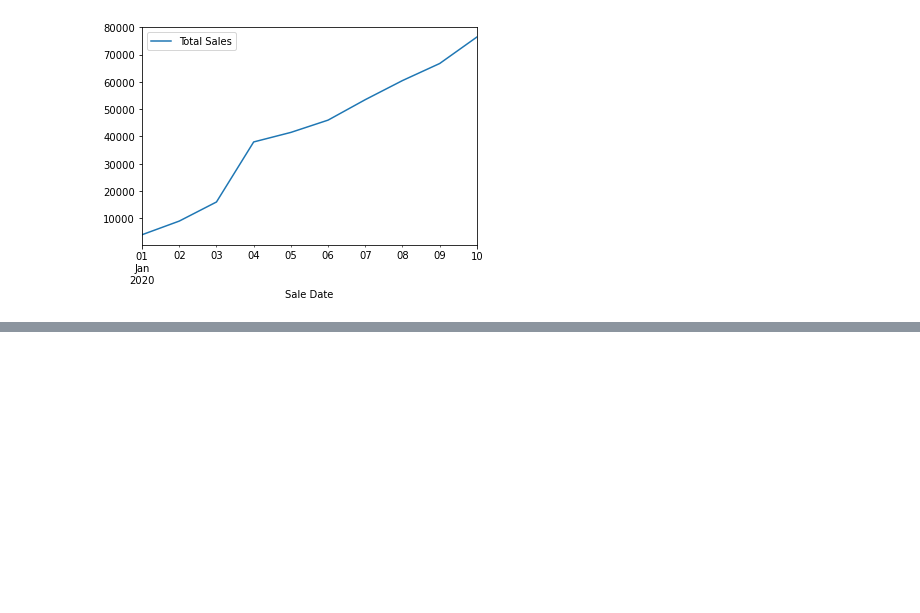
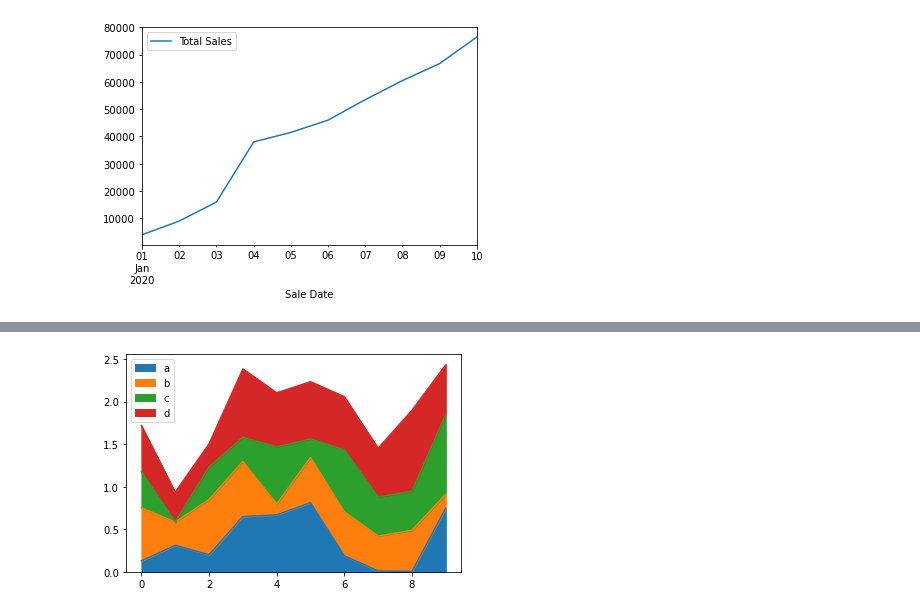
Before and after one commit to theSohanur/pandas-essential, a Jupyter notebook: Matplotlib.ipynb, the cells around one changed output, grey strips where cells are left out. Cells and saved outputs as stored; diff of their text form; code cells hidden in the pictures; blank space fills up the shorter version.

```diff
--- a/Matplotlib.ipynb
+++ b/Matplotlib.ipynb
@@ -307,0 +335,4 @@ car_sales.plot(x="Odometer (KM)",y = "Price",kind = "scatter")
+# %%
+df.plot.area();
+# %% [output]
+[figure, added]
```
Also changed, not shown: parts of 22 cells of this notebook, 1 other file.
